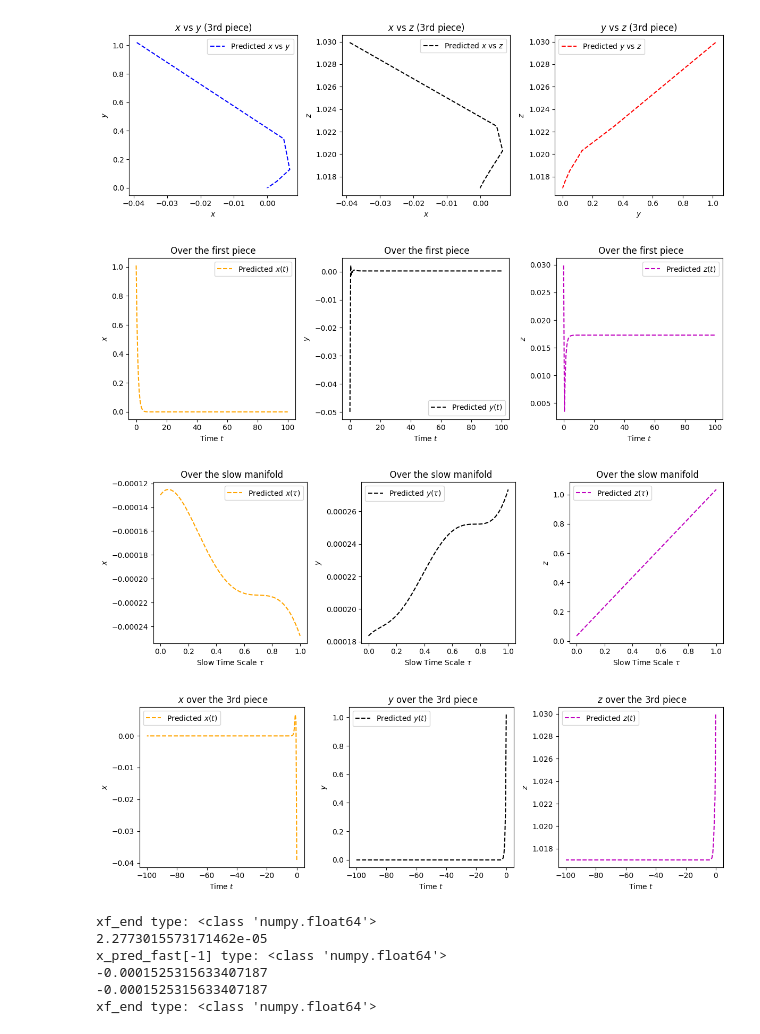
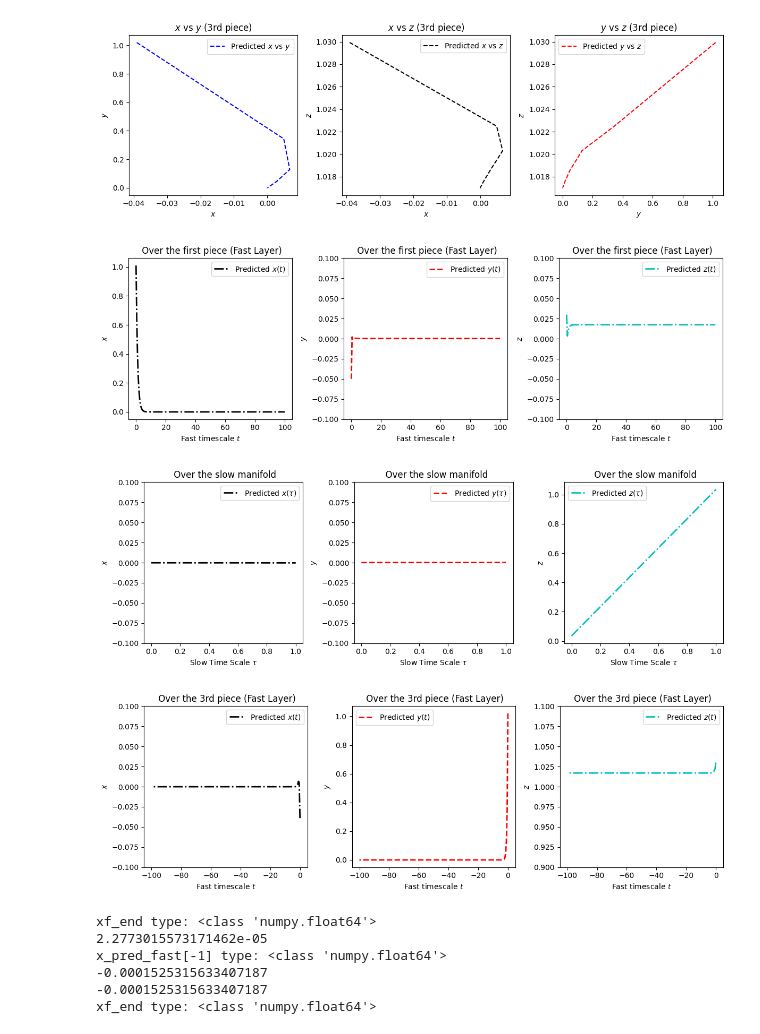
Before and after one commit to Hamid-Mofidi/PINNs_on_Multiple_timescale_dynamics, a Jupyter notebook: Examples8/pinnmltscl-GSP-ex-1-purturb4.ipynb, the cells around one changed output. Drawn from its saved outputs; the diff is of its cells as text; code cells hidden in the pictures.

```diff
--- a/Examples8/pinnmltscl-GSP-ex-1-purturb4.ipynb
+++ b/Examples8/pinnmltscl-GSP-ex-1-purturb4.ipynb
@@ -527,26 +527,28 @@ plt.figure(figsize=(12, 4))
 
 plt.subplot(1, 3, 1)
 #plt.plot(t, x_exact_fast, 'b-', label='Exact $x(t)$')
-plt.plot(t, x_pred_fast, '--', color='orange', label='Predicted $x(t)$')
-plt.xlabel('Time $t$')
+plt.plot(t, x_pred_fast, '-.', color='black', linewidth=2, label='Predicted $x(t)$')
+plt.xlabel('Fast timescale $t$')
 plt.ylabel('$x$')
-plt.title(' Over the first piece')
+plt.title(' Over the first piece (Fast Layer)')
 plt.legend()
 
 plt.subplot(1, 3, 2)
 #plt.plot(t, y_exact_fast, 'b-', label='Exact $y(t)$')
-plt.plot(t, y_pred_fast, 'k--', label='Predicted $y(t)$')
-plt.xlabel('Time $t$')
+plt.plot(t, y_pred_fast, 'r--', linewidth=2, label='Predicted $y(t)$')
+plt.xlabel('Fast timescale $t$')
 plt.ylabel('$y$')
-plt.title(' Over the first piece')
+plt.ylim(-0.1, 0.1)
+plt.title(' Over the first piece (Fast Layer)')
 plt.legend()
 
 plt.subplot(1, 3, 3)
 #plt.plot(t, z_exact_fast, 'b-', label='Exact $y(t)$')
-plt.plot(t, z_pred_fast, 'm--', label='Predicted $z(t)$')
-plt.xlabel('Time $t$')
+plt.plot(t, z_pred_fast, 'c-.', linewidth=2, label='Predicted $z(t)$')
+plt.xlabel('Fast timescale $t$')
 plt.ylabel('$z$')
-plt.title(' Over the first piece')
+plt.ylim(-0.1, 0.1)
+plt.title(' Over the first piece (Fast Layer)')
 plt.legend()
 
 # Adjust y-axis tick label formatting
@@ -563,23 +565,25 @@ plt.figure(figsize=(12, 4))
 
 plt.subplot(1, 3, 1)
 #plt.plot(tau, x_exact_slow + x_exact_fast[-1], 'b-', label='Exact $x(t)$')
-plt.plot(tau, x_pred_slow + x_pred_fast[-1], '--', color='orange', label='Predicted $x(\\tau)$')
+plt.plot(tau, x_pred_slow + x_pred_fast[-1], '-.', color='black', linewidth=2, label='Predicted $x(\\tau)$')
 plt.xlabel('Slow Time Scale $\\tau$')
 plt.ylabel('$x$')
+plt.ylim(-0.1, 0.1)
 plt.title(' Over the slow manifold')
 plt.legend()
 
 plt.subplot(1, 3, 2)
 #plt.plot(tau, y_exact_slow + y_exact_fast[-1], 'b-', label='Exact $y(t)$')
-plt.plot(tau, y_pred_slow + y_pred_fast[-1], 'k--', label='Predicted $y(\\tau)$')
+plt.plot(tau, y_pred_slow + y_pred_fast[-1], 'r--', linewidth=2, label='Predicted $y(\\tau)$')
 plt.xlabel('Slow Time Scale $\\tau$')
 plt.ylabel('$y$')
+plt.ylim(-0.1, 0.1)
 plt.title('  Over the slow manifold')
 plt.legend()
 
 plt.subplot(1, 3, 3)
 #plt.plot(tau, z_exact_slow + z_exact_fast[-1], 'g-', label='Exact $z(\\tau)$')
-plt.plot(tau, z_pred_slow + z_pred_fast[-1], 'm--', label='Predicted $z(\\tau)$')
+plt.plot(tau, z_pred_slow + z_pred_fast[-1], 'c-.', linewidth=2, label='Predicted $z(\\tau)$')
 plt.xlabel('Slow Time Scale $\\tau$')
 plt.ylabel('$z$')
 plt.title(' Over the slow manifold')
@@ -589,45 +593,47 @@ plt.legend()
 ax.ticklabel_format(axis='y', style='sci', scilimits=(-3, 3))
 ax.yaxis.offsetText.set_fontsize(10)  # Adjust font size as needed
 ax.tick_params(axis='y', pad=5)  # Adjust the padding as needed
 
 
 plt.tight_layout()
 plt.show()
 
 ########3rd piece
 plt.figure(figsize=(12, 4))
 
 plt.subplot(1, 3, 1)
 #plt.plot(t2, x_exact_fast2 , 'b-', label='Exact $x(t)$')
-plt.plot(t2, x_pred_fast2 , '--', color='orange', label='Predicted $x(t)$')
-plt.xlabel('Time $t$')
+plt.plot(t2, x_pred_fast2 , '-.', color='black', linewidth=2, label='Predicted $x(t)$')
+plt.xlabel('Fast timescale $t$')
 plt.ylabel('$x$')
-plt.title(' $x$ over the 3rd piece')
+plt.ylim(-0.1, 0.1)
+plt.title(' Over the 3rd piece (Fast Layer)')
 plt.legend()
 
 plt.subplot(1, 3, 2)
 #plt.plot(t2, y_exact_fast2 , 'b-', label='Exact $y(t)$')
-plt.plot(t2, y_pred_fast2 , 'k--', label='Predicted $y(t)$')
-plt.xlabel('Time $t$')
+plt.plot(t2, y_pred_fast2 , 'r--', linewidth=2, label='Predicted $y(t)$')
+plt.xlabel('Fast timescale $t$')
 plt.ylabel('$y$')
-plt.title(' $y$ over the 3rd piece')
+plt.title(' Over the 3rd piece (Fast Layer)')
 plt.legend()
 
 plt.subplot(1, 3, 3)
 #plt.plot(t2, z_exact_fast2  , 'g-', label='Exact $z(\\tau)$')
-plt.plot(t2, z_pred_fast2 , 'm--', label='Predicted $z(t)$')
-plt.xlabel('Time $t$')
+plt.plot(t2, z_pred_fast2 , 'c-.', linewidth=2, label='Predicted $z(t)$')
+plt.xlabel('Fast timescale $t$')
 plt.ylabel('$z$')
-plt.title(' $z$ over the 3rd piece')
+plt.ylim(0.9, 1.1)
+plt.title(' Over the 3rd piece (Fast Layer)')
 plt.legend()
 
 
 plt.tight_layout()
 plt.show()
 # %% [output]
-[figure, old version]
+[figure, new version]
-[figure, old version]
+[figure, new version]
-[figure, old version]
+[figure, new version]
 # %%
 
 
```
Also changed, not shown: parts of 1 cell of this notebook.
